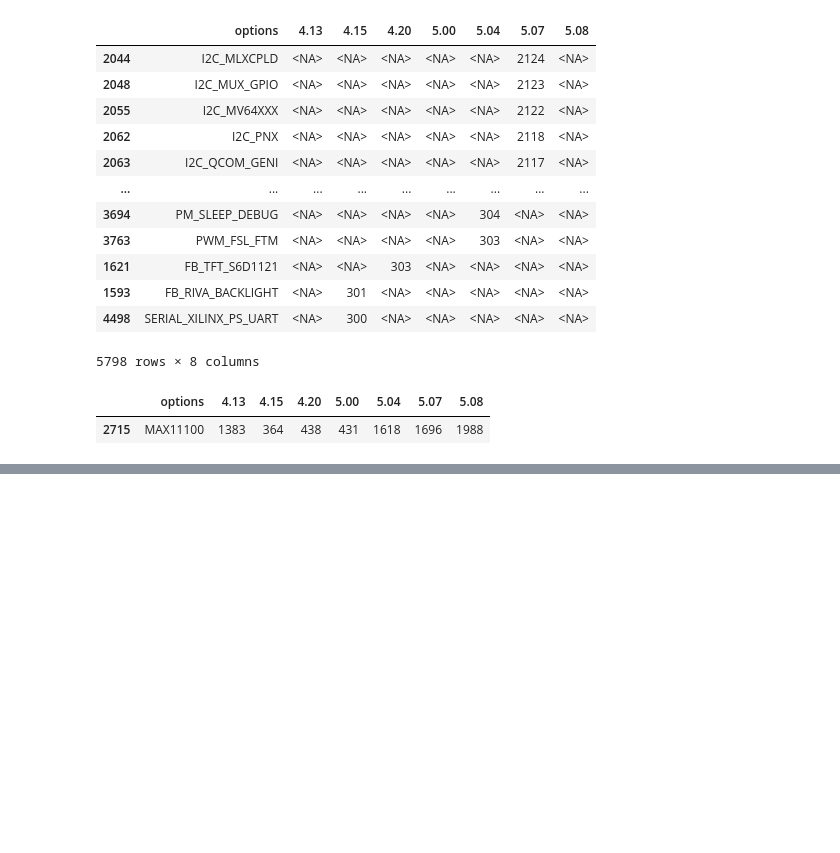
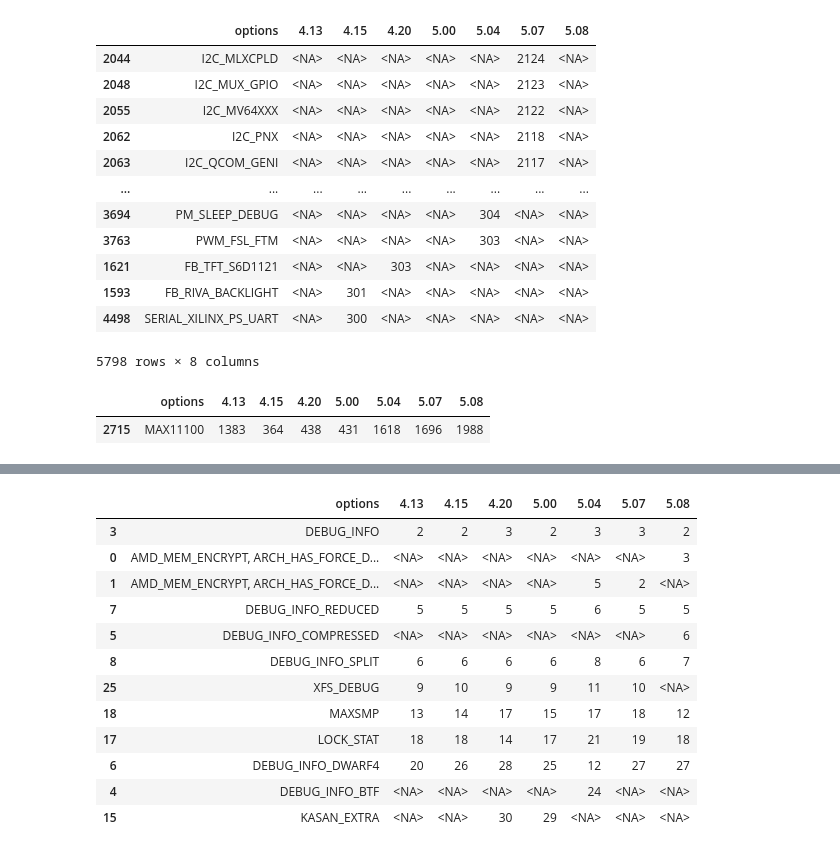
Before and after one commit to TuxML/tuxai, a Jupyter notebook: notebooks/2022_12_21.ipynb, the cells around one changed output, grey strips where cells are left out. Saved outputs shown, nothing was run; the diff lists cells and outputs as text; code cells hidden in the pictures; blank space fills up the shorter version.

```diff
--- a/notebooks/2022_12_21.ipynb
+++ b/notebooks/2022_12_21.ipynb
@@ -170,0 +222,18 @@ fir.options_not_always_importants(target="vmlinux", best_rank=30, worst_rank=300
+# %%
+res = fir.target_comparison("vmlinux", "BZIP2-vmlinux", 30, True)
+# %%
+res['always top 30']["vmlinux only"]
+# %% [output]
+|  | options | 4.13 | 4.15 | 4.20 | 5.00 | 5.04 | 5.07 | 5.08 |
+| 3 | DEBUG_INFO | 2 | 2 | 3 | 2 | 3 | 3 | 2 |
+| 0 | AMD_MEM_ENCRYPT, ARCH_HAS_FORCE_D... | <NA> | <NA> | <NA> | <NA> | <NA> | <NA> | 3 |
+| 1 | AMD_MEM_ENCRYPT, ARCH_HAS_FORCE_D... | <NA> | <NA> | <NA> | <NA> | 5 | 2 | <NA> |
+| 7 | DEBUG_INFO_REDUCED | 5 | 5 | 5 | 5 | 6 | 5 | 5 |
+| 5 | DEBUG_INFO_COMPRESSED | <NA> | <NA> | <NA> | <NA> | <NA> | <NA> | 6 |
+| 8 | DEBUG_INFO_SPLIT | 6 | 6 | 6 | 6 | 8 | 6 | 7 |
+| 25 | XFS_DEBUG | 9 | 10 | 9 | 9 | 11 | 10 | <NA> |
+| 18 | MAXSMP | 13 | 14 | 17 | 15 | 17 | 18 | 12 |
+| 17 | LOCK_STAT | 18 | 18 | 14 | 17 | 21 | 19 | 18 |
+| 6 | DEBUG_INFO_DWARF4 | 20 | 26 | 28 | 25 | 12 | 27 | 27 |
+| 4 | DEBUG_INFO_BTF | <NA> | <NA> | <NA> | <NA> | 24 | <NA> | <NA> |
+| 15 | KASAN_EXTRA | <NA> | <NA> | 30 | 29 | <NA> | <NA> | <NA> |
```
Also changed, not shown: parts of 16 cells of this notebook, 2 other files.
